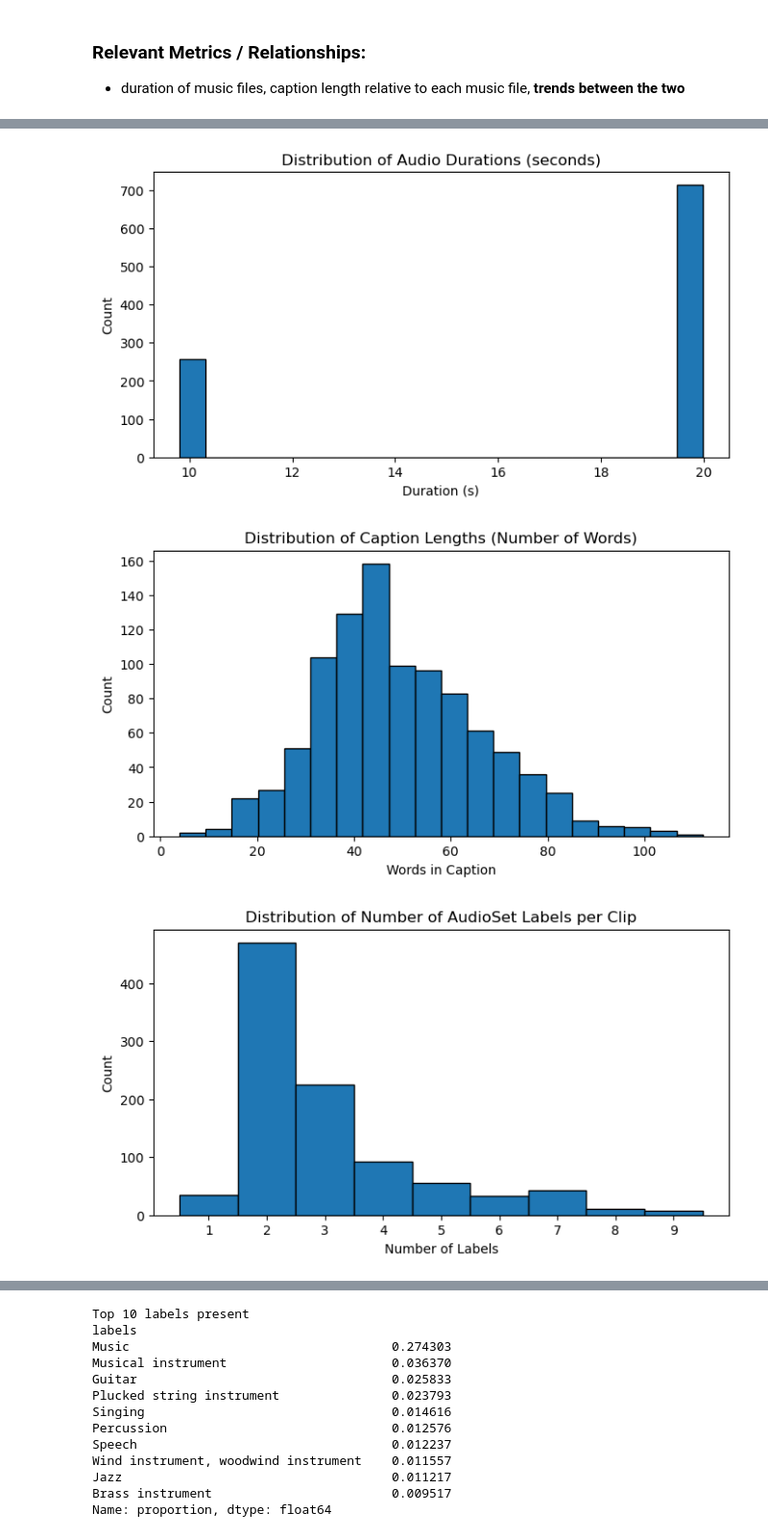
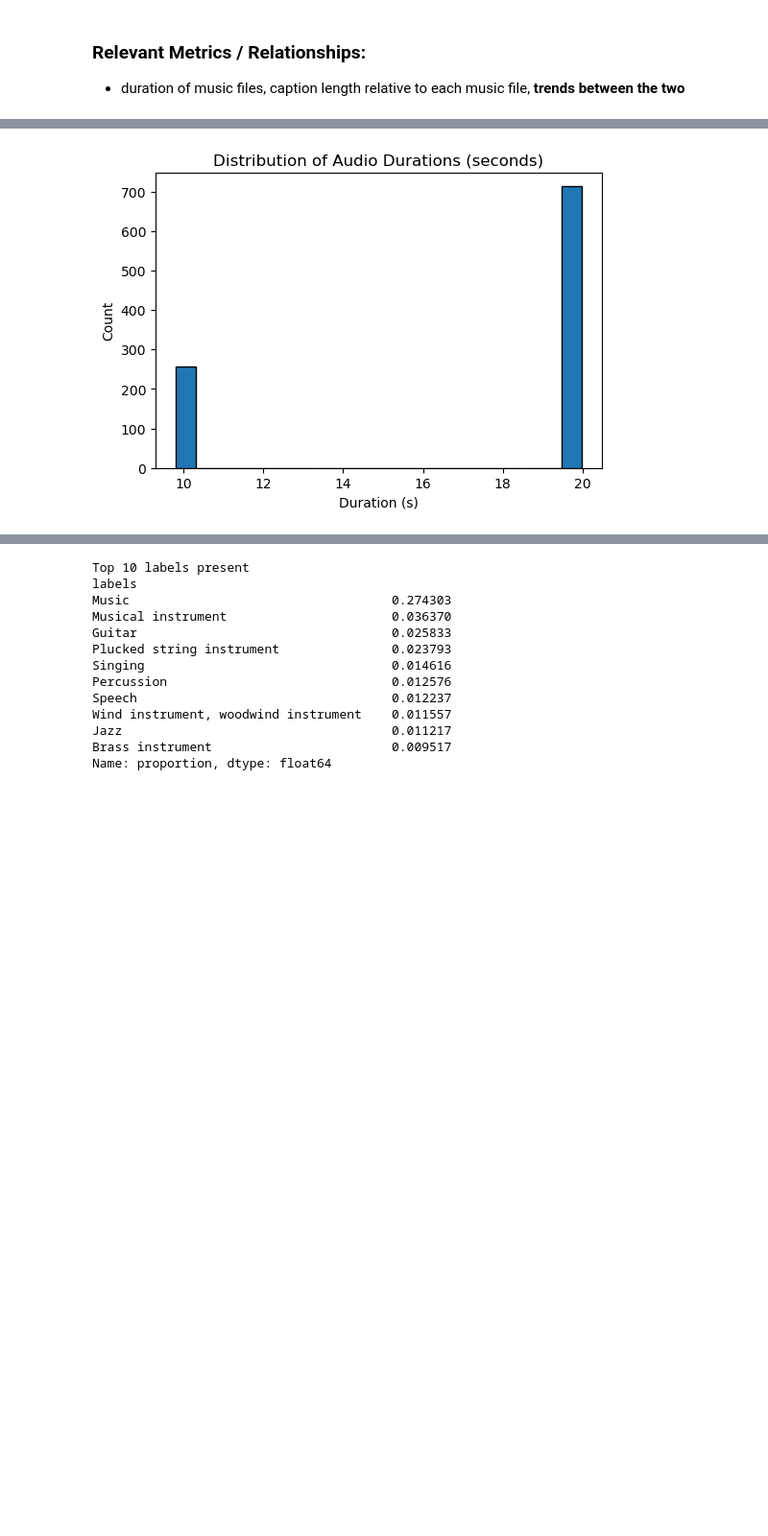
Before and after one commit to akar247/AudioLDM, a Jupyter notebook: Assignment 2.ipynb, the cells around one changed output, grey strips where cells are left out. Shown at 96% size. Cells and saved outputs as stored; diff of their text form; code cells hidden in the pictures; blank space fills up the shorter version.

```diff
--- a/Assignment 2.ipynb
+++ b/Assignment 2.ipynb
@@ -279,28 +290,11 @@ data.head()
 # %%
 # Relevant Histogram Plots
 
-plt.figure(figsize=(8, 4))
+plt.figure(figsize=(6, 4))
 plt.hist(eda_df['duration_s'].dropna(), bins=20, edgecolor='k')
 plt.title('Distribution of Audio Durations (seconds)')
 plt.xlabel('Duration (s)')
 plt.ylabel('Count')
 plt.show()
-
-plt.figure(figsize=(8, 4))
-plt.hist(eda_df['caption_length'], bins=20, edgecolor='k')
-plt.title('Distribution of Caption Lengths (Number of Words)')
-plt.xlabel('Words in Caption')
-plt.ylabel('Count')
-plt.show()
-
-plt.figure(figsize=(8, 4))
-plt.hist(eda_df['num_labels'], bins=range(1, eda_df['num_labels'].max()+2), edgecolor='k', align='left')
-plt.title('Distribution of Number of AudioSet Labels per Clip')
-plt.xlabel('Number of Labels')
-plt.ylabel('Count')
-plt.xticks(range(1, eda_df['num_labels'].max()+1))
-plt.show()
 # %% [output]
-[figure, old version]
+[figure, new version]
-[figure, removed]
-[figure, removed]
```
Also changed, not shown: parts of 29 cells of this notebook.
